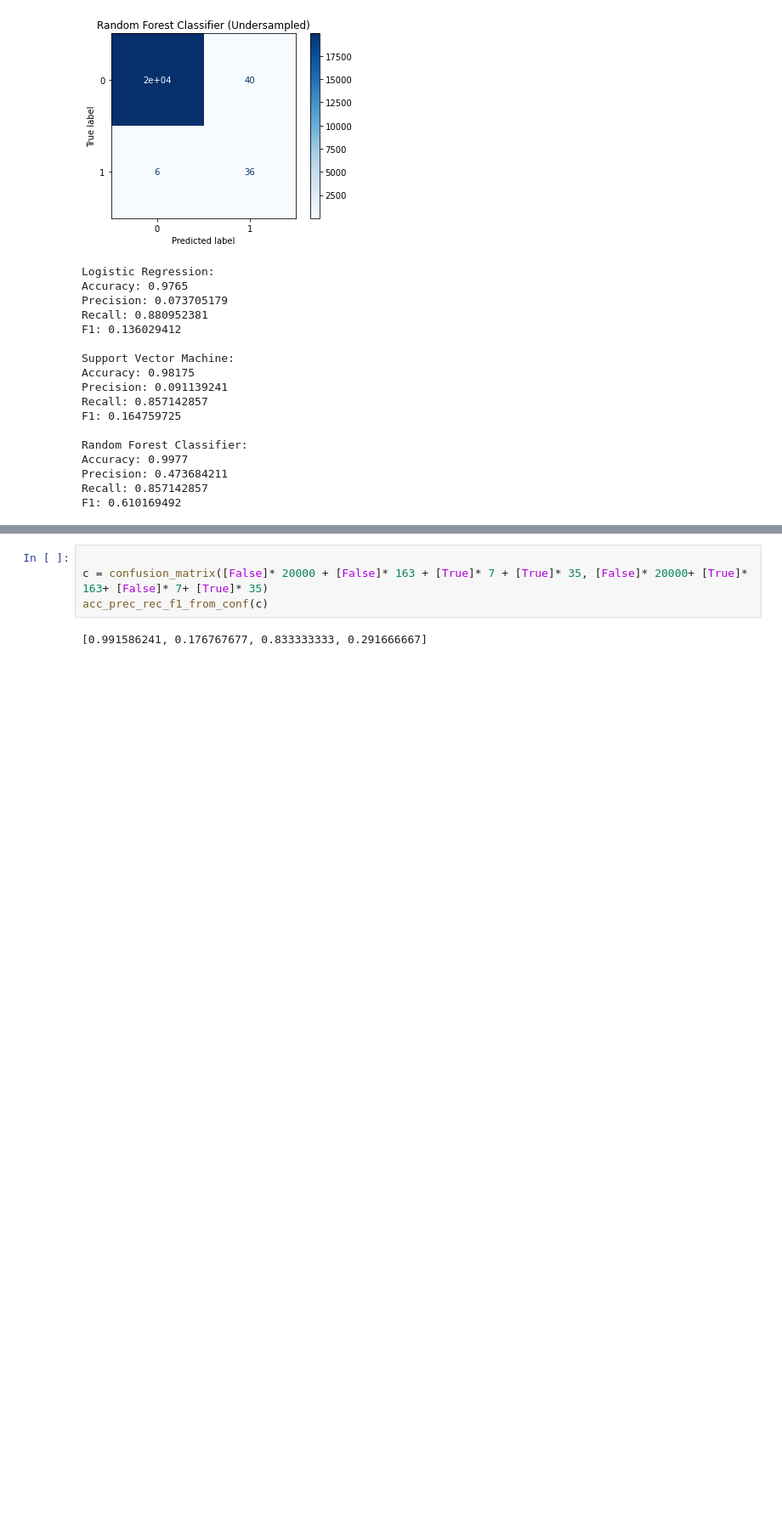
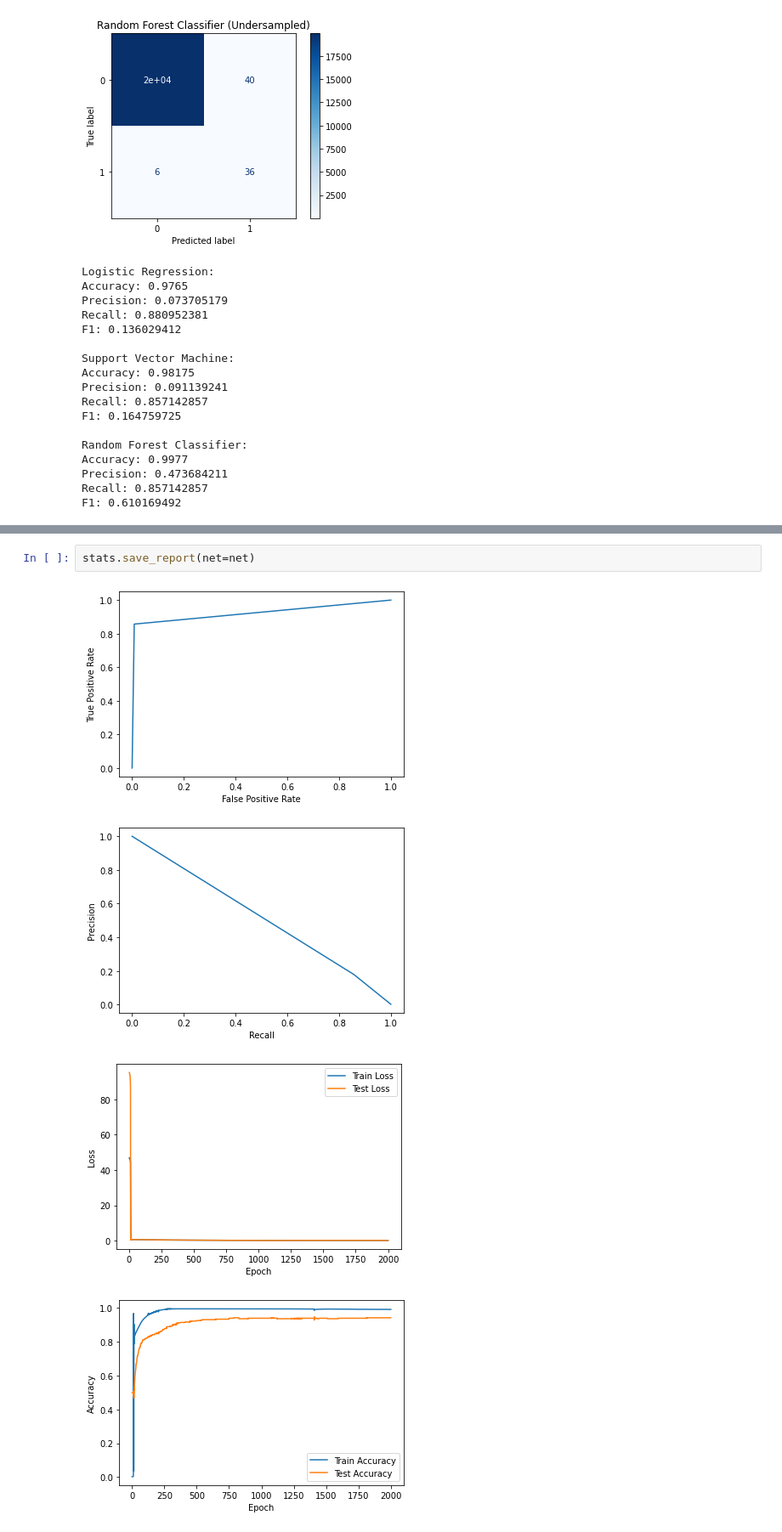
Before and after one commit to tadeohepperle/financial_technology, a Jupyter notebook: index.ipynb, the cells around one changed output, grey strips where cells are left out. Shown at 85% size. Saved outputs shown, nothing was run; the diff lists cells and outputs as text; blank space fills up the shorter version.

```diff
--- a/index.ipynb
+++ b/index.ipynb
@@ -745,6 +750,7 @@ EVAL: test loss: 0.18536 test accuracy: 0.99150
-# %%
-
-c = confusion_matrix([False]* 20000 + [False]* 163 + [True]* 7 + [True]* 35, [False]* 20000+ [True]* 163+ [False]* 7+ [True]* 35)
-acc_prec_rec_f1_from_conf(c)
-# %% [output]
-[0.991586241, 0.176767677, 0.833333333, 0.291666667]
+# %%
+stats.save_report(net=net)
+# %% [output]
+[figure, added]
+[figure, added]
+[figure, added]
+[figure, added]
```
Also changed, not shown: parts of 4 cells of this notebook, 16 other files.
